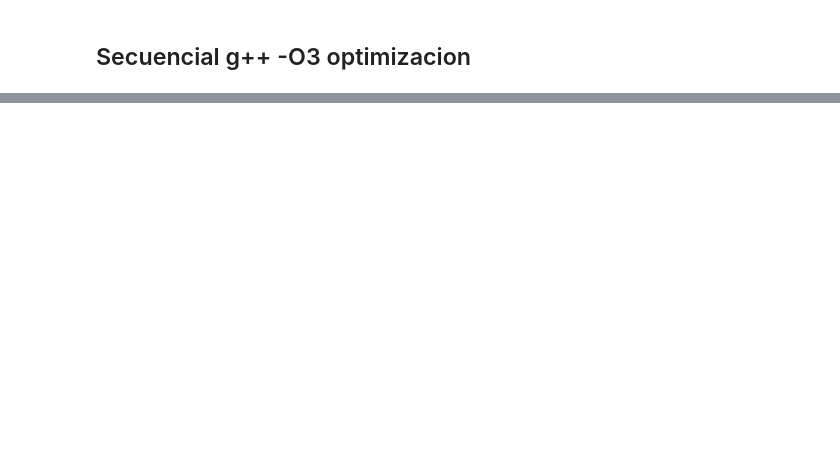
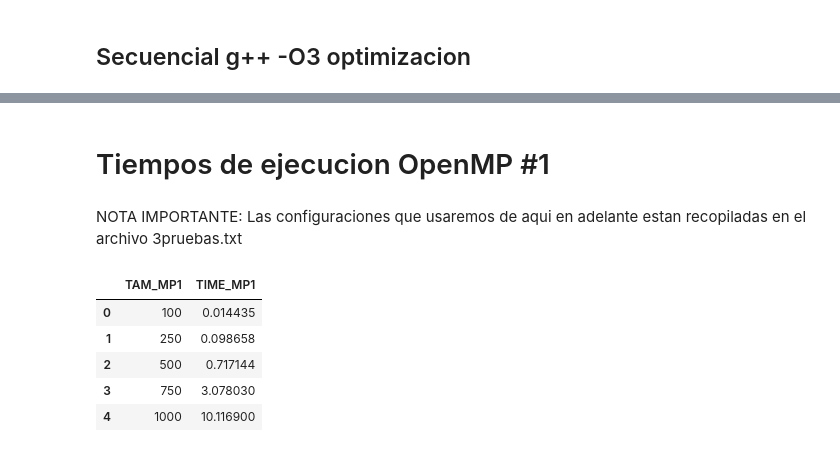
Before and after one commit to laurasgm/HPC-openMP, a Jupyter notebook: taller.ipynb, the cells around one changed output, grey strips where cells are left out. Saved outputs shown, nothing was run; the diff lists cells and outputs as text; code cells hidden in the pictures; blank space fills up the shorter version.

Commit message:
iniciando archivo jupyter

```diff
--- a/taller.ipynb
+++ b/taller.ipynb
@@ -77,0 +78,14 @@ plt.show()
+# %% [markdown]
+# Tiempos de ejecucion OpenMP #1
+# %% [markdown]
+NOTA IMPORTANTE: Las configuraciones que usaremos de aqui en adelante estan recopiladas en el archivo 3pruebas.txt
+# %%
+datos = pd.read_csv("datos_openMP_1.txt")
+datos.head()
+# %% [output]
+|  | TAM_MP1 | TIME_MP1 |
+| 0 | 100 | 0.014435 |
+| 1 | 250 | 0.098658 |
+| 2 | 500 | 0.717144 |
+| 3 | 750 | 3.078030 |
+| 4 | 1000 | 10.116900 |
```
Also changed, not shown: parts of 16 cells of this notebook, 6 other files.
